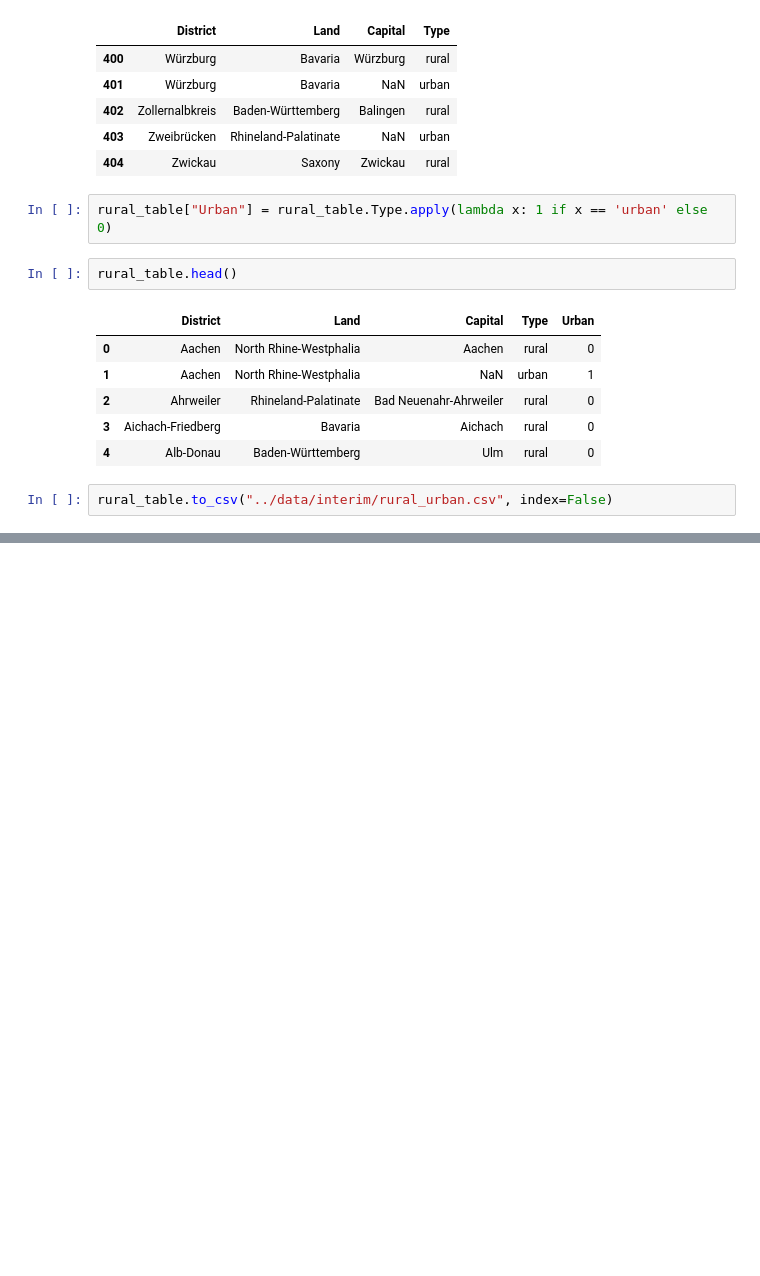
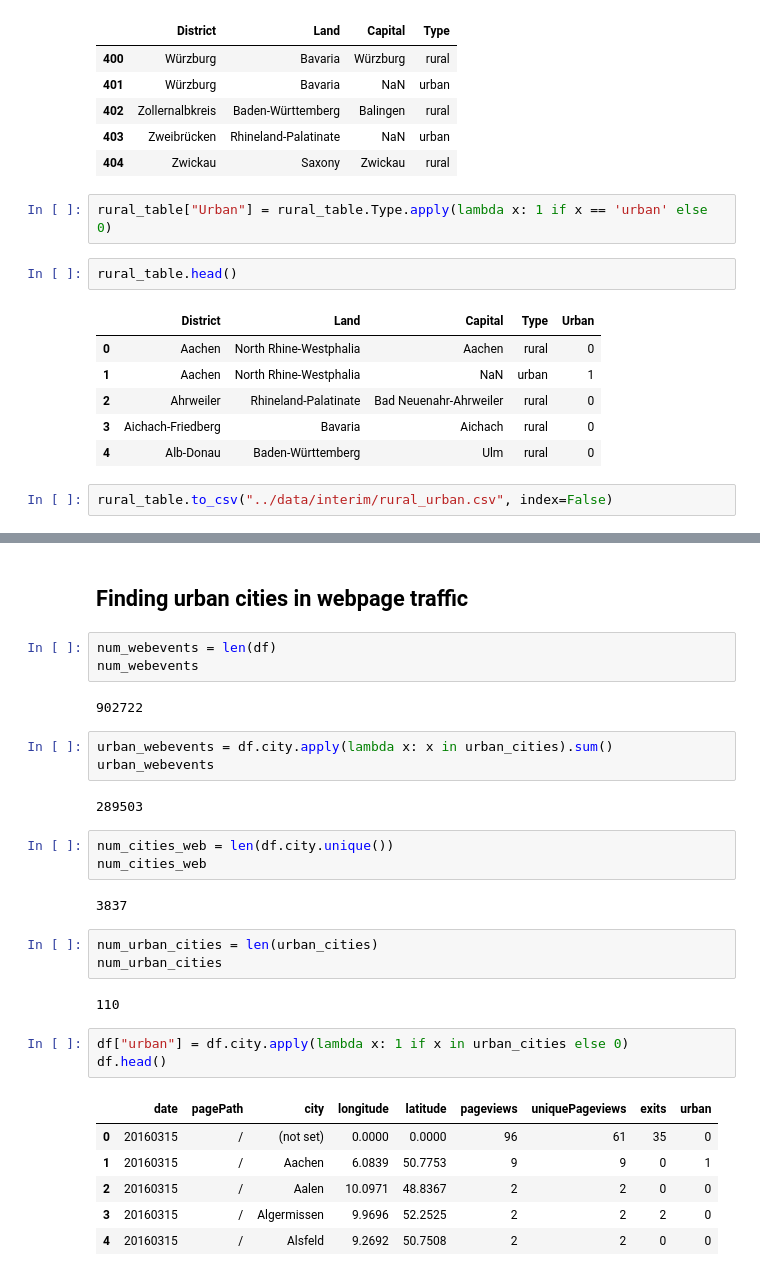
Before and after one commit to teoguso/dssg-data-dive-2017, a Jupyter notebook: notebooks/02-mg-webpage-geo.ipynb, the cells around one changed output, grey strips where cells are left out. Drawn from its saved outputs; the diff is of its cells as text; blank space fills up the shorter version.

```diff
--- a/notebooks/02-mg-webpage-geo.ipynb
+++ b/notebooks/02-mg-webpage-geo.ipynb
@@ -159,0 +194,32 @@ rural_table.to_csv("../data/interim/rural_urban.csv", index=False)
+# %% [markdown]
+## Finding urban cities in webpage traffic
+# %%
+num_webevents = len(df)
+num_webevents
+# %% [output]
+902722
+# %%
+urban_webevents = df.city.apply(lambda x: x in urban_cities).sum()
+urban_webevents
+# %% [output]
+289503
+# %%
+num_cities_web = len(df.city.unique())
+num_cities_web
+# %% [output]
+3837
+# %%
+num_urban_cities = len(urban_cities)
+num_urban_cities
+# %% [output]
+110
+# %%
+df["urban"] = df.city.apply(lambda x: 1 if x in urban_cities else 0)
+df.head()
+# %% [output]
+|  | date | pagePath | city | longitude | latitude | pageviews | uniquePageviews | exits | urban |
+| 0 | 20160315 | / | (not set) | 0.0000 | 0.0000 | 96 | 61 | 35 | 0 |
+| 1 | 20160315 | / | Aachen | 6.0839 | 50.7753 | 9 | 9 | 0 | 1 |
+| 2 | 20160315 | / | Aalen | 10.0971 | 48.8367 | 2 | 2 | 0 | 0 |
+| 3 | 20160315 | / | Algermissen | 9.9696 | 52.2525 | 2 | 2 | 2 | 0 |
+| 4 | 20160315 | / | Alsfeld | 9.2692 | 50.7508 | 2 | 2 | 0 | 0 |
```
Also changed, not shown: parts of 14 cells of this notebook, 5 other files.
